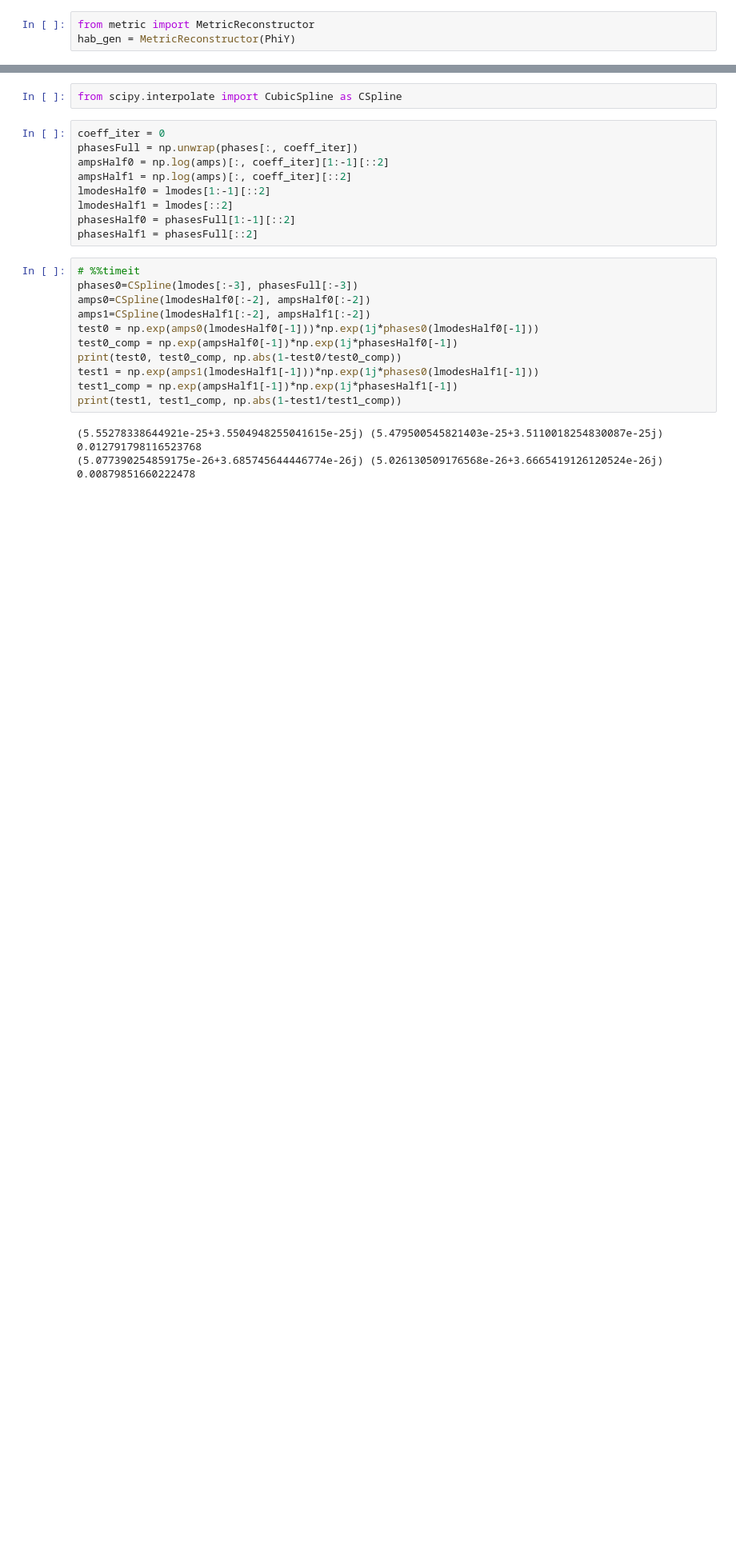
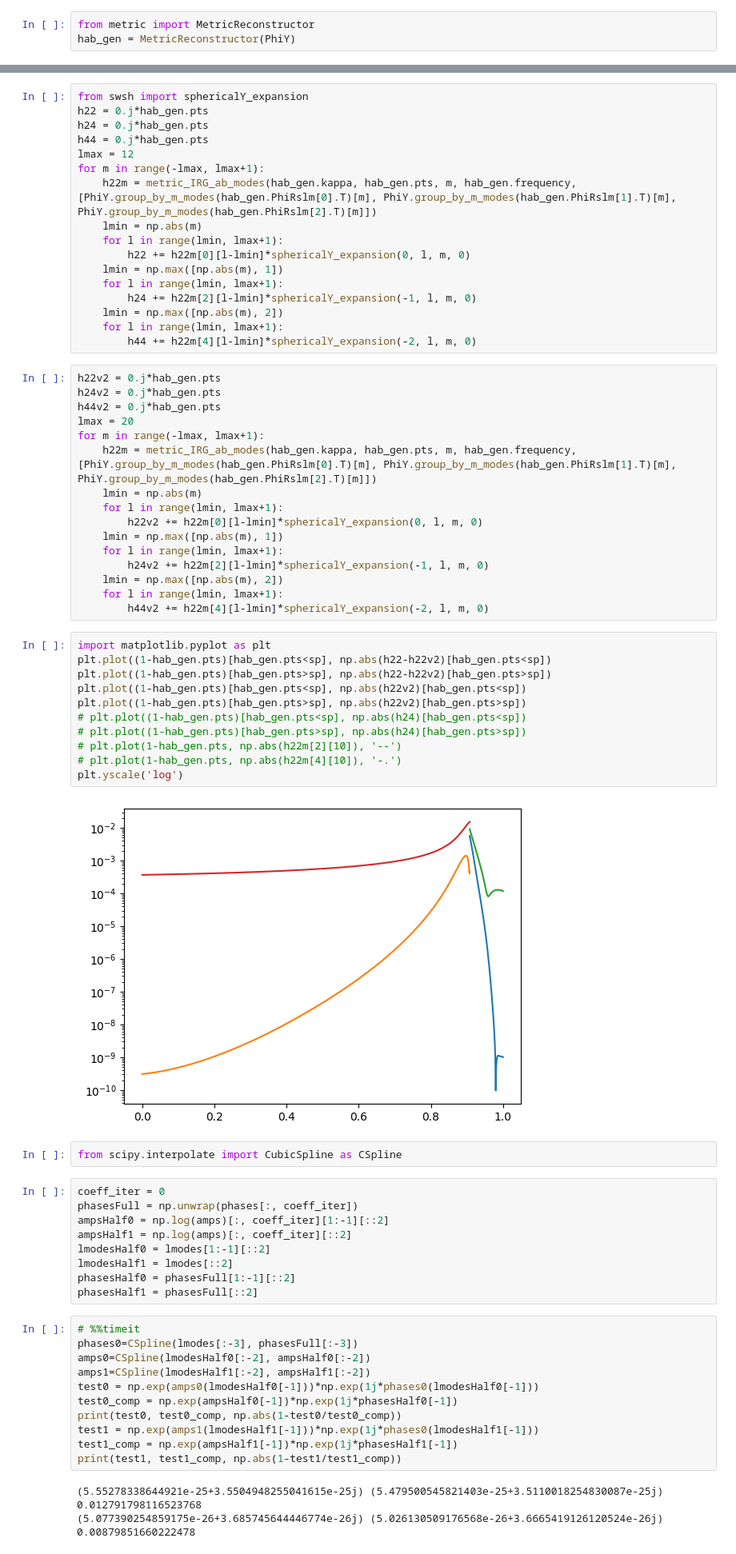
Before and after one commit to znasipak/hbl-teukolsky, a Jupyter notebook: scratch.ipynb, the cells around one changed output, grey strips where cells are left out. Shown at 80% size. Drawn from its saved outputs; the diff is of its cells as text; blank space fills up the shorter version.

```diff
--- a/scratch.ipynb
+++ b/scratch.ipynb
@@ -584,3 +671,49 @@ plt.yscale('log')
+# %%
+from swsh import sphericalY_expansion
+h22 = 0.j*hab_gen.pts
+h24 = 0.j*hab_gen.pts
+h44 = 0.j*hab_gen.pts
+lmax = 12
+for m in range(-lmax, lmax+1):
+    h22m = metric_IRG_ab_modes(hab_gen.kappa, hab_gen.pts, m, hab_gen.frequency, [PhiY.group_by_m_modes(hab_gen.PhiRslm[0].T)[m], PhiY.group_by_m_modes(hab_gen.PhiRslm[1].T)[m], PhiY.group_by_m_modes(hab_gen.PhiRslm[2].T)[m]])
+    lmin = np.abs(m)
+    for l in range(lmin, lmax+1):
+        h22 += h22m[0][l-lmin]*sphericalY_expansion(0, l, m, 0)
+    lmin = np.max([np.abs(m), 1])
+    for l in range(lmin, lmax+1):
+        h24 += h22m[2][l-lmin]*sphericalY_expansion(-1, l, m, 0)
+    lmin = np.max([np.abs(m), 2])
+    for l in range(lmin, lmax+1):
+        h44 += h22m[4][l-lmin]*sphericalY_expansion(-2, l, m, 0)
+# %%
+h22v2 = 0.j*hab_gen.pts
+h24v2 = 0.j*hab_gen.pts
+h44v2 = 0.j*hab_gen.pts
+lmax = 20
+for m in range(-lmax, lmax+1):
+    h22m = metric_IRG_ab_modes(hab_gen.kappa, hab_gen.pts, m, hab_gen.frequency, [PhiY.group_by_m_modes(hab_gen.PhiRslm[0].T)[m], PhiY.group_by_m_modes(hab_gen.PhiRslm[1].T)[m], PhiY.group_by_m_modes(hab_gen.PhiRslm[2].T)[m]])
+    lmin = np.abs(m)
+    for l in range(lmin, lmax+1):
+        h22v2 += h22m[0][l-lmin]*sphericalY_expansion(0, l, m, 0)
+    lmin = np.max([np.abs(m), 1])
+    for l in range(lmin, lmax+1):
+        h24v2 += h22m[2][l-lmin]*sphericalY_expansion(-1, l, m, 0)
+    lmin = np.max([np.abs(m), 2])
+    for l in range(lmin, lmax+1):
+        h44v2 += h22m[4][l-lmin]*sphericalY_expansion(-2, l, m, 0)
+# %%
+import matplotlib.pyplot as plt
+plt.plot((1-hab_gen.pts)[hab_gen.pts<sp], np.abs(h22-h22v2)[hab_gen.pts<sp])
+plt.plot((1-hab_gen.pts)[hab_gen.pts>sp], np.abs(h22-h22v2)[hab_gen.pts>sp])
+plt.plot((1-hab_gen.pts)[hab_gen.pts<sp], np.abs(h22v2)[hab_gen.pts<sp])
+plt.plot((1-hab_gen.pts)[hab_gen.pts>sp], np.abs(h22v2)[hab_gen.pts>sp])
+# plt.plot((1-hab_gen.pts)[hab_gen.pts<sp], np.abs(h24)[hab_gen.pts<sp])
+# plt.plot((1-hab_gen.pts)[hab_gen.pts>sp], np.abs(h24)[hab_gen.pts>sp])
+# plt.plot(1-hab_gen.pts, np.abs(h22m[2][10]), '--')
+# plt.plot(1-hab_gen.pts, np.abs(h22m[4][10]), '-.')
+plt.yscale('log')
+# %% [output]
+[figure, added]
 # %%
 from scipy.interpolate import CubicSpline as CSpline
 # %%
```
Also changed, not shown: parts of 30 cells of this notebook, 13 other files.
